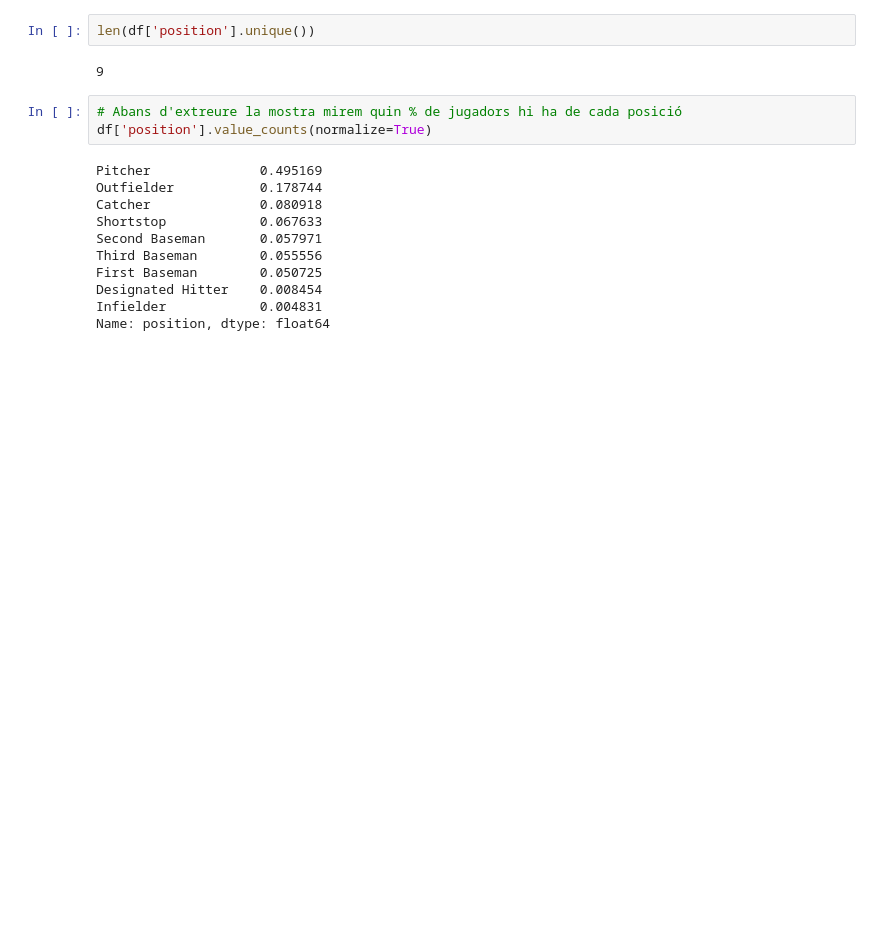
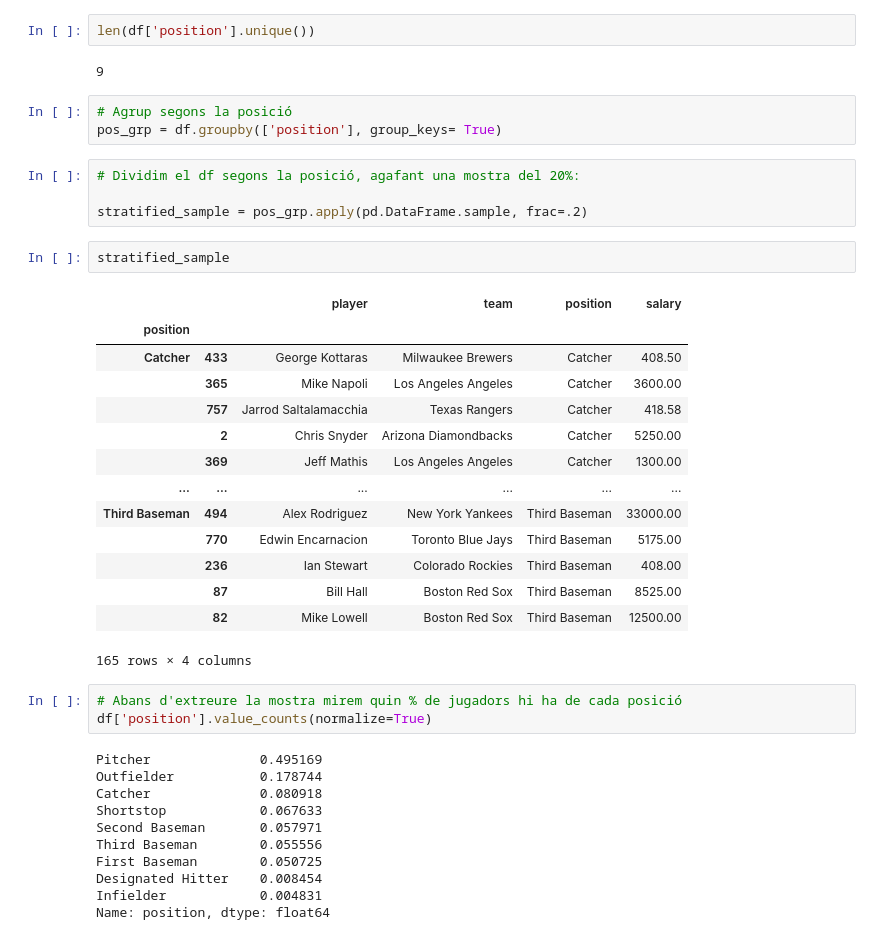
Before and after one commit to arampuig/Sampling, a Jupyter notebook: Tasca Mètodes de Mostreig.ipynb, the cells around one changed output. Cells and saved outputs as stored; diff of their text form; blank space fills up the shorter version.

```diff
--- a/Tasca Mètodes de Mostreig.ipynb
+++ b/Tasca Mètodes de Mostreig.ipynb
@@ -90,6 +89,30 @@ array(['Pitcher', 'Catcher', 'First Baseman', 'Outfielder', 'Shortstop',
 len(df['position'].unique())
 # %% [output]
 9
+# %%
+# Agrup segons la posició
+pos_grp = df.groupby(['position'], group_keys= True)
+# %%
+# Dividim el df segons la posició, agafant una mostra del 20%:
+
+stratified_sample = pos_grp.apply(pd.DataFrame.sample, frac=.2)
+# %%
+stratified_sample
+# %% [output]
+|  |  | player | team | position | salary |
+| position |  |  |  |  |  |
+| Catcher | 433 | George Kottaras | Milwaukee Brewers | Catcher | 408.50 |
+|  | 365 | Mike Napoli | Los Angeles Angeles | Catcher | 3600.00 |
+|  | 757 | Jarrod Saltalamacchia | Texas Rangers | Catcher | 418.58 |
+|  | 2 | Chris Snyder | Arizona Diamondbacks | Catcher | 5250.00 |
+|  | 369 | Jeff Mathis | Los Angeles Angeles | Catcher | 1300.00 |
+| ... | ... | ... | ... | ... | ... |
+| Third Baseman | 494 | Alex Rodriguez | New York Yankees | Third Baseman | 33000.00 |
+|  | 770 | Edwin Encarnacion | Toronto Blue Jays | Third Baseman | 5175.00 |
+|  | 236 | Ian Stewart | Colorado Rockies | Third Baseman | 408.00 |
+|  | 87 | Bill Hall | Boston Red Sox | Third Baseman | 8525.00 |
+|  | 82 | Mike Lowell | Boston Red Sox | Third Baseman | 12500.00 |
+165 rows × 4 columns
 # %%
 # Abans d'extreure la mostra mirem quin % de jugadors hi ha de cada posició
 df['position'].value_counts(normalize=True)
```
Also changed, not shown: parts of 19 cells of this notebook.
